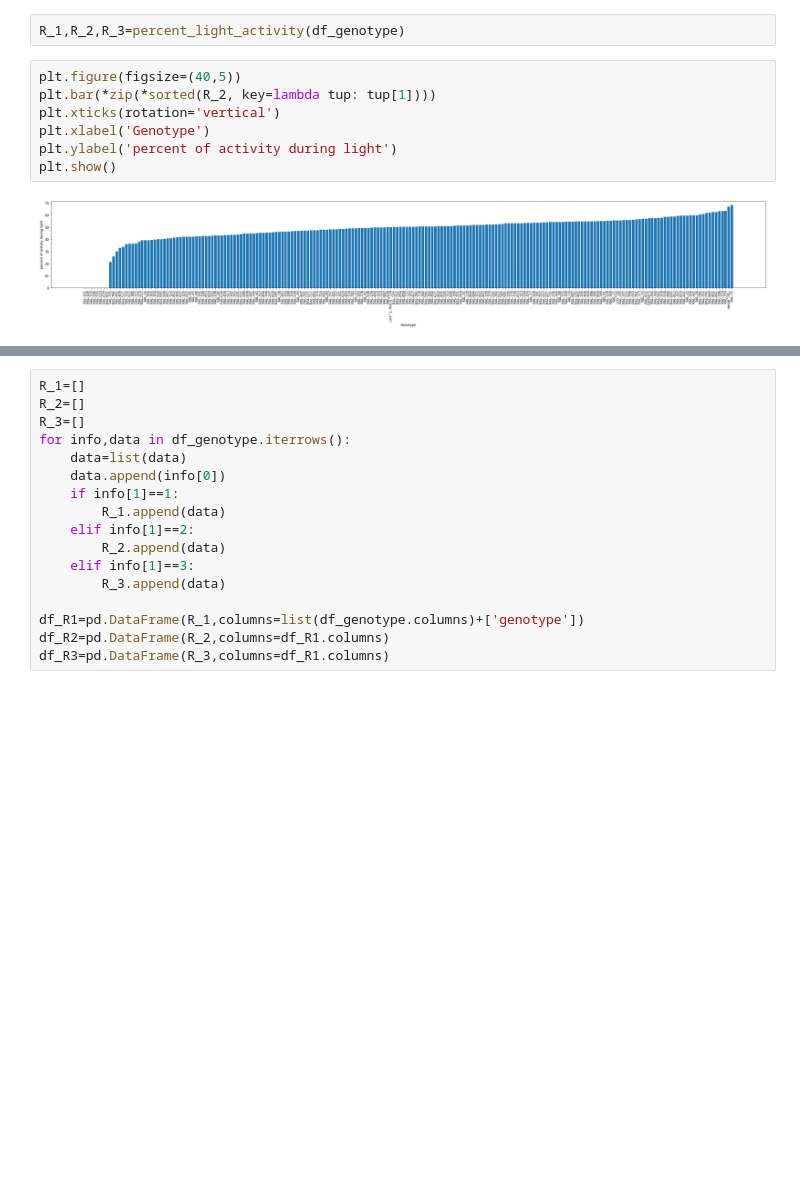
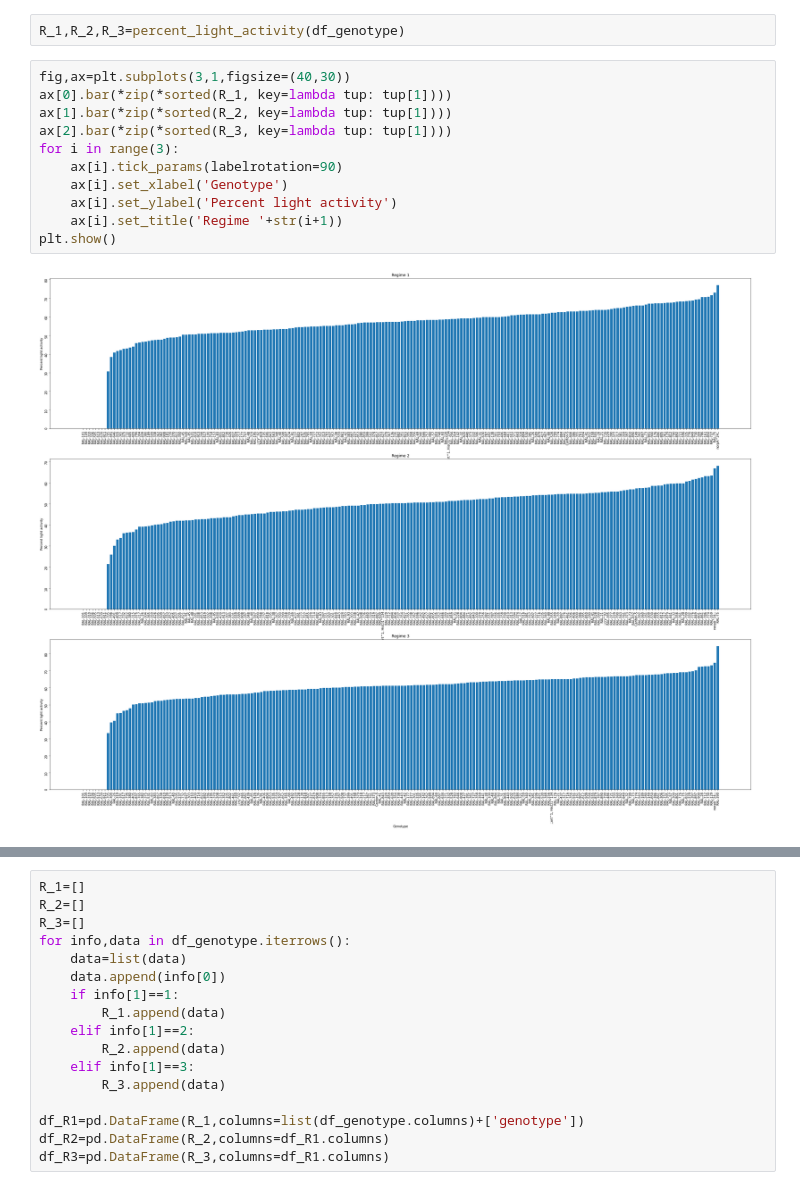
Before and after one commit to amirmahmoudi1967/Drosophila-Genetic-Analysis, a Jupyter notebook: Main.ipynb, the cells around one changed output, grey strips where cells are left out. Drawn from its saved outputs; the diff is of its cells as text; blank space fills up the shorter version.

```diff
--- a/Main.ipynb
+++ b/Main.ipynb
@@ -146,12 +142,16 @@ def percent_light_activity(df):
     return R_1,R_2,R_3
 # %%
 R_1,R_2,R_3=percent_light_activity(df_genotype)
-# %%
-plt.figure(figsize=(40,5))
-plt.bar(*zip(*sorted(R_2, key=lambda tup: tup[1])))
-plt.xticks(rotation='vertical')
-plt.xlabel('Genotype')
-plt.ylabel('percent of activity during light')
-plt.show()
-# %% [output]
-[figure, removed]
+# %%
+fig,ax=plt.subplots(3,1,figsize=(40,30))
+ax[0].bar(*zip(*sorted(R_1, key=lambda tup: tup[1])))
+ax[1].bar(*zip(*sorted(R_2, key=lambda tup: tup[1])))
+ax[2].bar(*zip(*sorted(R_3, key=lambda tup: tup[1])))
+for i in range(3):
+    ax[i].tick_params(labelrotation=90)
+    ax[i].set_xlabel('Genotype')
+    ax[i].set_ylabel('Percent light activity')
+    ax[i].set_title('Regime '+str(i+1))
+plt.show()
+# %% [output]
+[figure, added]
```
Also changed, not shown: parts of 14 cells of this notebook, 1 other file.
